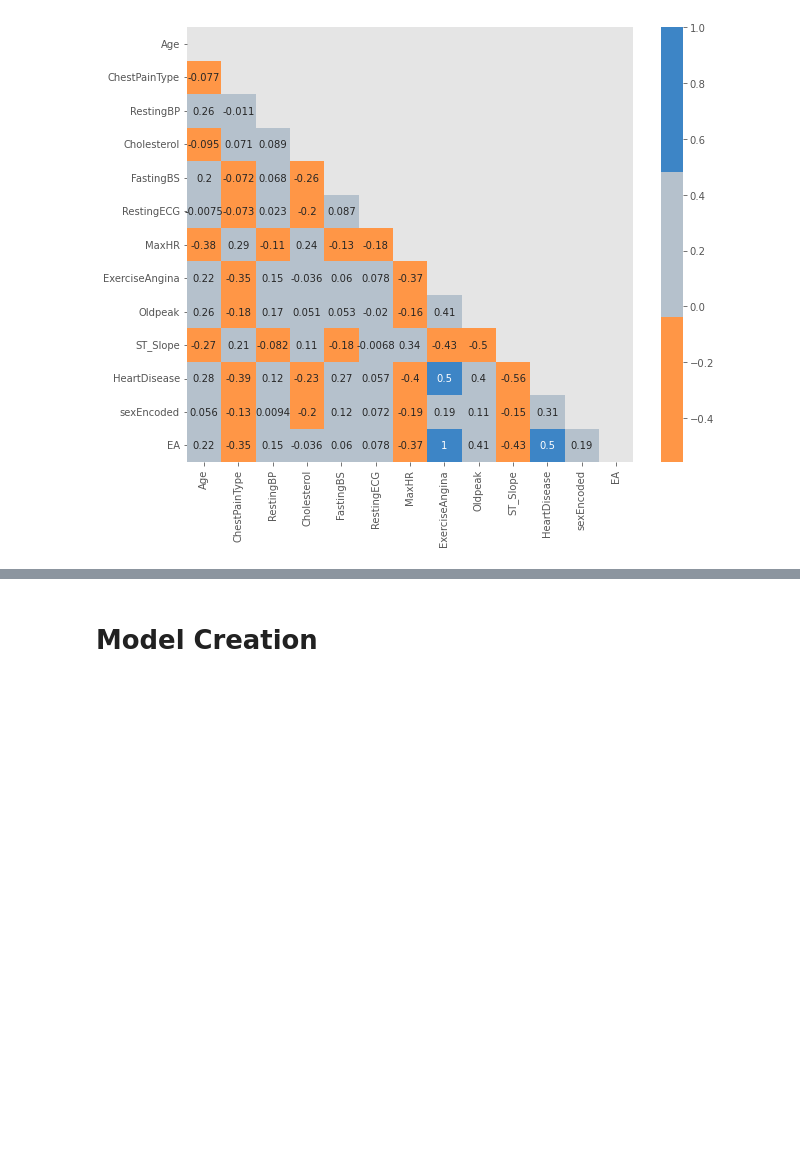
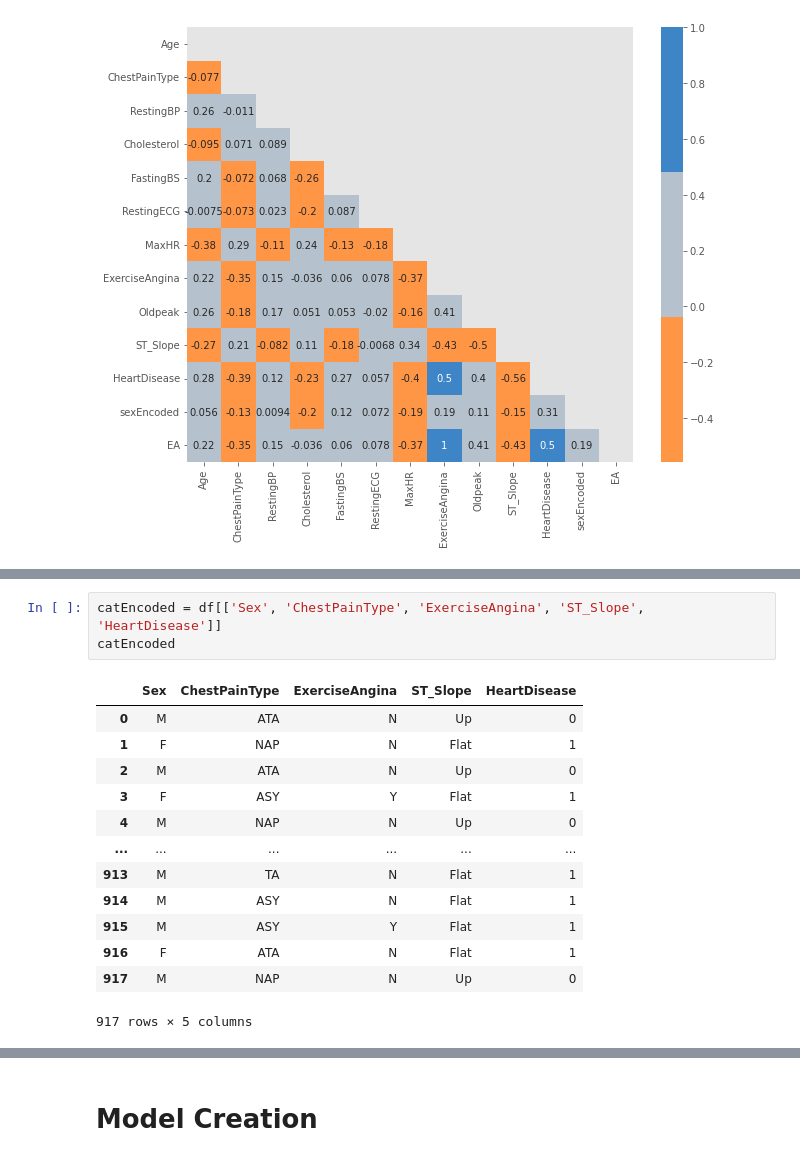
Before and after one commit to RohithOfRivia/Heart-Disease-Prediction, a Jupyter notebook: Heart Failure EDA and Prediction(DT and RFC).ipynb, the cells around one changed output, grey strips where cells are left out. Cells and saved outputs as stored; diff of their text form; blank space fills up the shorter version.

```diff
--- a/Heart Failure EDA and Prediction(DT and RFC).ipynb
+++ b/Heart Failure EDA and Prediction(DT and RFC).ipynb
@@ -494,0 +506,17 @@ plt.show()
+# %%
+catEncoded = df[['Sex', 'ChestPainType', 'ExerciseAngina', 'ST_Slope', 'HeartDisease']]
+catEncoded
+# %% [output]
+|  | Sex | ChestPainType | ExerciseAngina | ST_Slope | HeartDisease |
+| 0 | M | ATA | N | Up | 0 |
+| 1 | F | NAP | N | Flat | 1 |
+| 2 | M | ATA | N | Up | 0 |
+| 3 | F | ASY | Y | Flat | 1 |
+| 4 | M | NAP | N | Up | 0 |
+| ... | ... | ... | ... | ... | ... |
+| 913 | M | TA | N | Flat | 1 |
+| 914 | M | ASY | N | Flat | 1 |
+| 915 | M | ASY | Y | Flat | 1 |
+| 916 | F | ATA | N | Flat | 1 |
+| 917 | M | NAP | N | Up | 0 |
+917 rows × 5 columns
```
Also changed, not shown: parts of 22 cells of this notebook.
